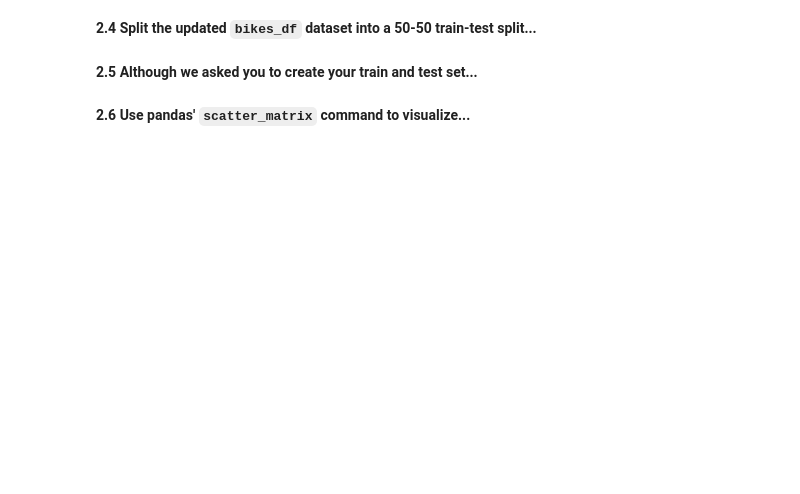
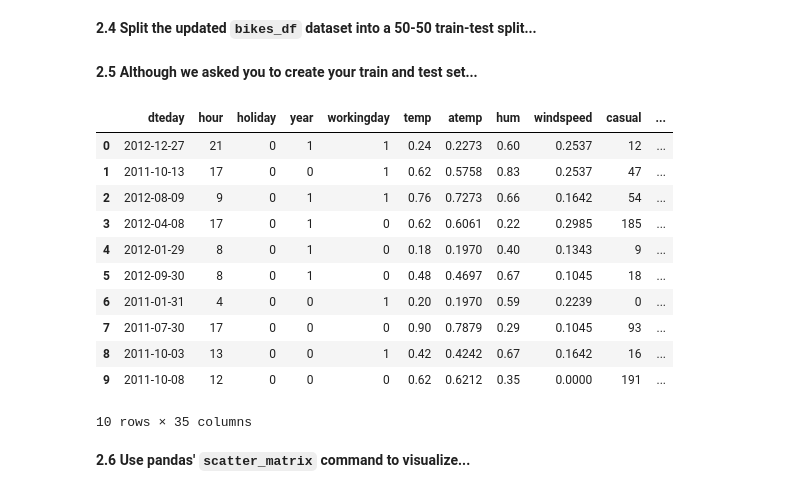
Before and after one commit to kdumontnu/2019-CS109A, a Jupyter notebook: homework/hw3/cs109a_hw3submit.ipynb, the cells around one changed output. Cells and saved outputs as stored; diff of their text form; code cells hidden in the pictures; blank space fills up the shorter version.

```diff
--- a/homework/hw3/cs109a_hw3submit.ipynb
+++ b/homework/hw3/cs109a_hw3submit.ipynb
@@ -331,2 +365,20 @@ ValueError: Cannot add integral value to Timestamp without freq.
+# %%
+# your code here
+BSS_train = pd.read_csv('./data/BSS_train.csv', low_memory=False)
+BSS_test = pd.read_csv('./data/BSS_test.csv', low_memory=False)
+BSS_train.head(10)
+# %% [output]
+|  | dteday | hour | holiday | year | workingday | temp | atemp | hum | windspeed | casual | ... |
+| 0 | 2012-12-27 | 21 | 0 | 1 | 1 | 0.24 | 0.2273 | 0.60 | 0.2537 | 12 | ... |
+| 1 | 2011-10-13 | 17 | 0 | 0 | 1 | 0.62 | 0.5758 | 0.83 | 0.2537 | 47 | ... |
+| 2 | 2012-08-09 | 9 | 0 | 1 | 1 | 0.76 | 0.7273 | 0.66 | 0.1642 | 54 | ... |
+| 3 | 2012-04-08 | 17 | 0 | 1 | 0 | 0.62 | 0.6061 | 0.22 | 0.2985 | 185 | ... |
+| 4 | 2012-01-29 | 8 | 0 | 1 | 0 | 0.18 | 0.1970 | 0.40 | 0.1343 | 9 | ... |
+| 5 | 2012-09-30 | 8 | 0 | 1 | 0 | 0.48 | 0.4697 | 0.67 | 0.1045 | 18 | ... |
+| 6 | 2011-01-31 | 4 | 0 | 0 | 1 | 0.20 | 0.1970 | 0.59 | 0.2239 | 0 | ... |
+| 7 | 2011-07-30 | 17 | 0 | 0 | 0 | 0.90 | 0.7879 | 0.29 | 0.1045 | 93 | ... |
+| 8 | 2011-10-03 | 13 | 0 | 0 | 1 | 0.42 | 0.4242 | 0.67 | 0.1642 | 16 | ... |
+| 9 | 2011-10-08 | 12 | 0 | 0 | 0 | 0.62 | 0.6212 | 0.35 | 0.0000 | 191 | ... |
+10 rows × 35 columns
 # %% [markdown]
 **2.6 Use pandas' `scatter_matrix` command to visualize...**
```
Also changed, not shown: parts of 12 cells of this notebook, 1 other file.
